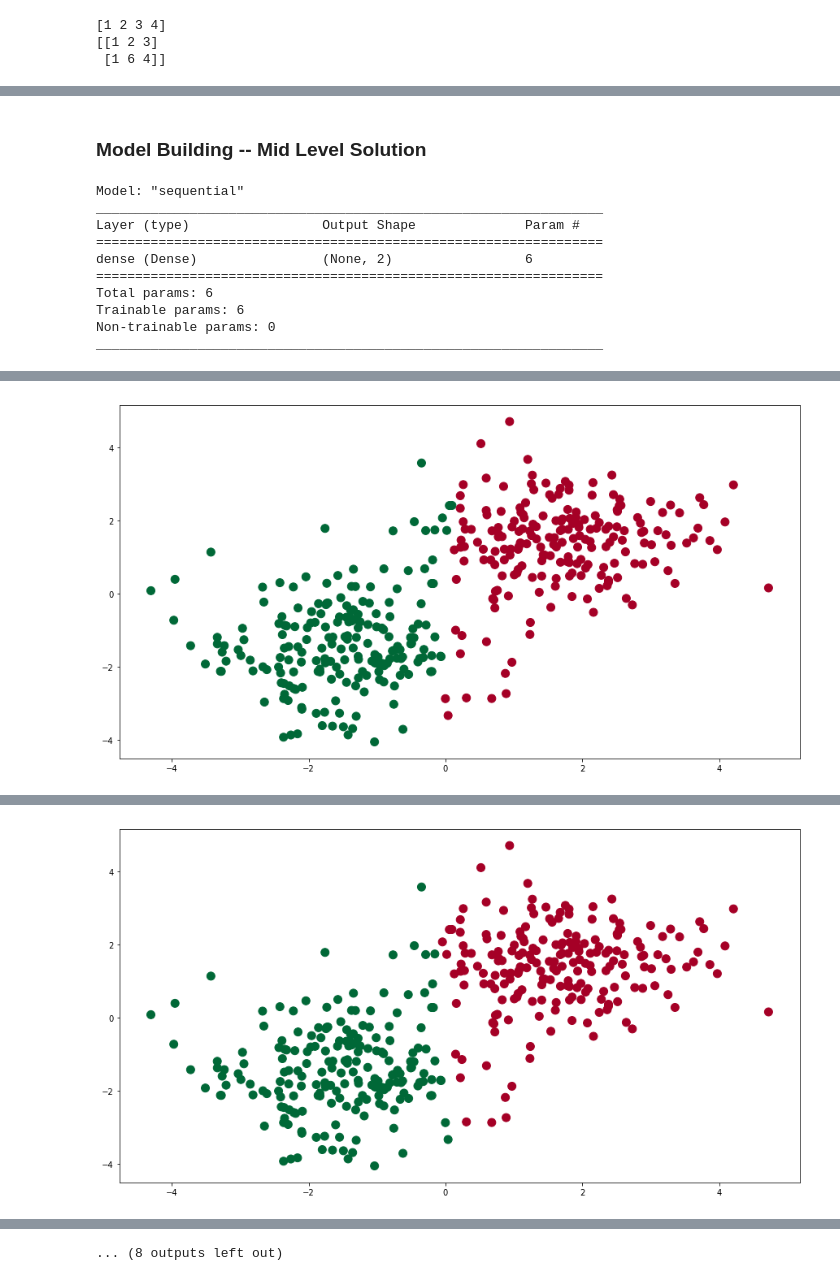
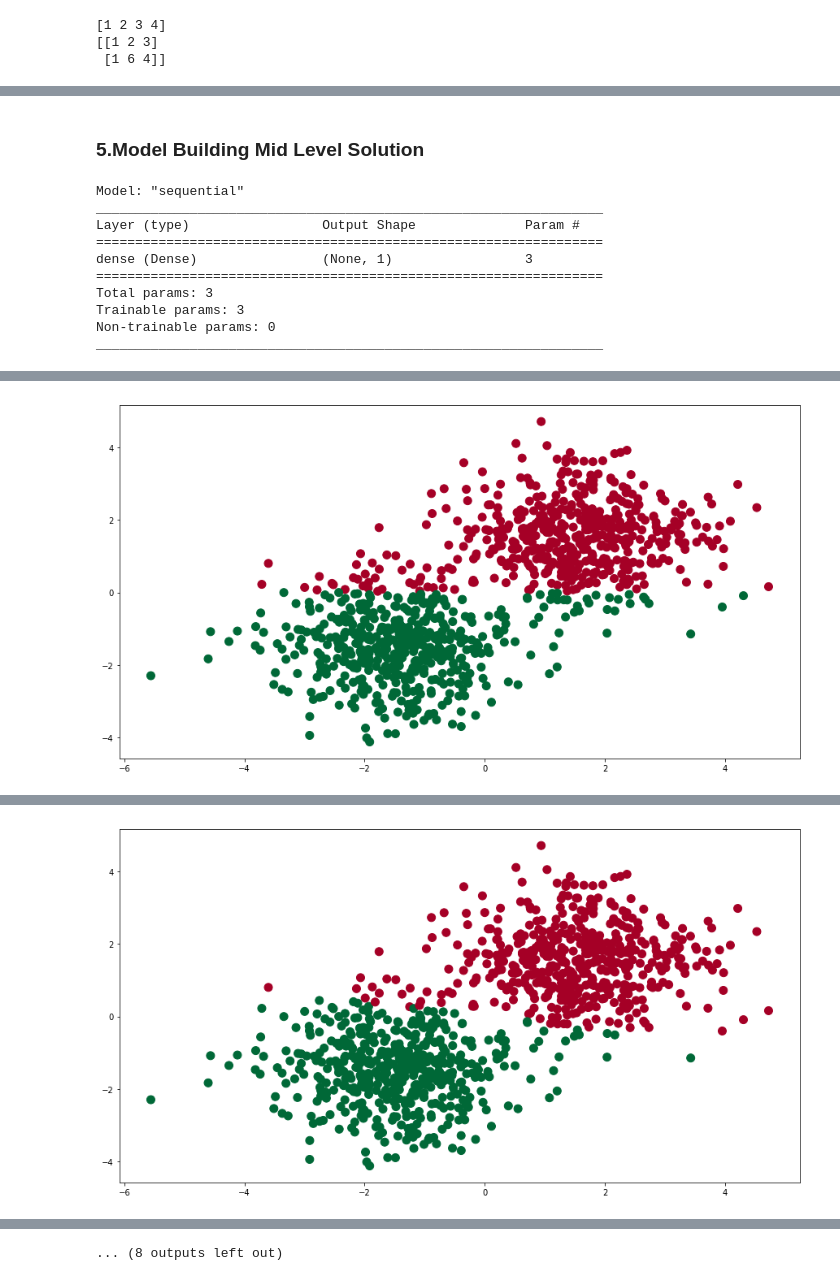
Before and after one commit to MarcoXM/ComputerVision, a Jupyter notebook: How_to_use_tensorflow_2_0.ipynb, the cells around one changed output, grey strips where cells are left out. Cells and saved outputs as stored; diff of their text form; code cells hidden in the pictures.

```diff
--- a/How_to_use_tensorflow_2_0.ipynb
+++ b/How_to_use_tensorflow_2_0.ipynb
@@ -94,14 +105,17 @@ seed_everything(6000)
 # %%
-data_shape = (200, #200 data points
+
+data_shape = (500, #500 data points
              2) # 2 features
 x1 = np.random.normal(0,1,data_shape)+1.5
 x2 = -np.random.normal(0,1,data_shape)-1.5
-y1 = np.zeros(200)
-y2 = np.ones(200)
+y1 = np.zeros(500) # 500 data labeled by 0
+y2 = np.ones(500) # 500 data labeled by 1
 
-x = np.concatenate([x1,x2],0)
+
+# Combine thses datapoint in
+x = np.concatenate([x1,x2],
+                   axis = 0) # concate in the first dimenssion
 y = np.concatenate([y1,y2])
-ytrian = utils.to_categorical(y,2)
 # %%
 x.shape,y.shape
 # %% [output]
@@ -118,13 +133,16 @@ plt.show()
+# %%
+# 700 points for training and 300 for testing
+x_train,x_test,y_train,y_test = train_test_split(x,y,test_size = 0.3)
 # %% [markdown]
-### Model Building -- Mid Level Solution
+### 5.Model Building Mid Level Solution
 # %%
-model = Sequential()
-model.add(Dense(2,
-                input_dim = x.shape[1],
+model = Sequential() # initialize a model container to hold the layers
+model.add(Dense(units=1, # How many nodes in this layers
+                input_dim = x.shape[1], # the number of input data features
                activation = 'sigmoid'
                ))
 model.compile(optimizer='sgd',
-              loss='categorical_crossentropy',
+              loss='binary_crossentropy',
               metrics=['accuracy'])
 model.summary()
 # %% [output]
@@ -132,17 +150,20 @@ Model: "sequential"
 _________________________________________________________________
 Layer (type)                 Output Shape              Param #
 =================================================================
-dense (Dense)                (None, 2)                 6
+dense (Dense)                (None, 1)                 3
 =================================================================
-Total params: 6
-Trainable params: 6
+Total params: 3
+Trainable params: 3
 Non-trainable params: 0
 _________________________________________________________________
 # %%
+
+ytrian_keras = utils.to_categorical(y,2) # keras needs one-hot input label
+
 for i in range(10):
-    model.fit(x, ytrian, epochs=2, batch_size=32)
+    model.fit(x_train, y_train, epochs=2, batch_size=32)
     y_pred = model.predict_classes(x)
     plt.figure(figsize=(15,8))
-    plt.scatter(x[:, 0], x[:, 1], c=y_pred, s=100, cmap='RdYlGn')
+    plt.scatter(x[:, 0], x[:, 1], c=y_pred.ravel(), s=100, cmap='RdYlGn')
     plt.show()
 # %% [output]
@@ -157 +178 @@ Epoch 2/2
-[figure, old version]
+[figure, new version]
@@ -163 +184 @@ Epoch 2/2
-[figure, old version]
+[figure, new version]
```
Also changed, not shown: parts of 26 cells of this notebook.
